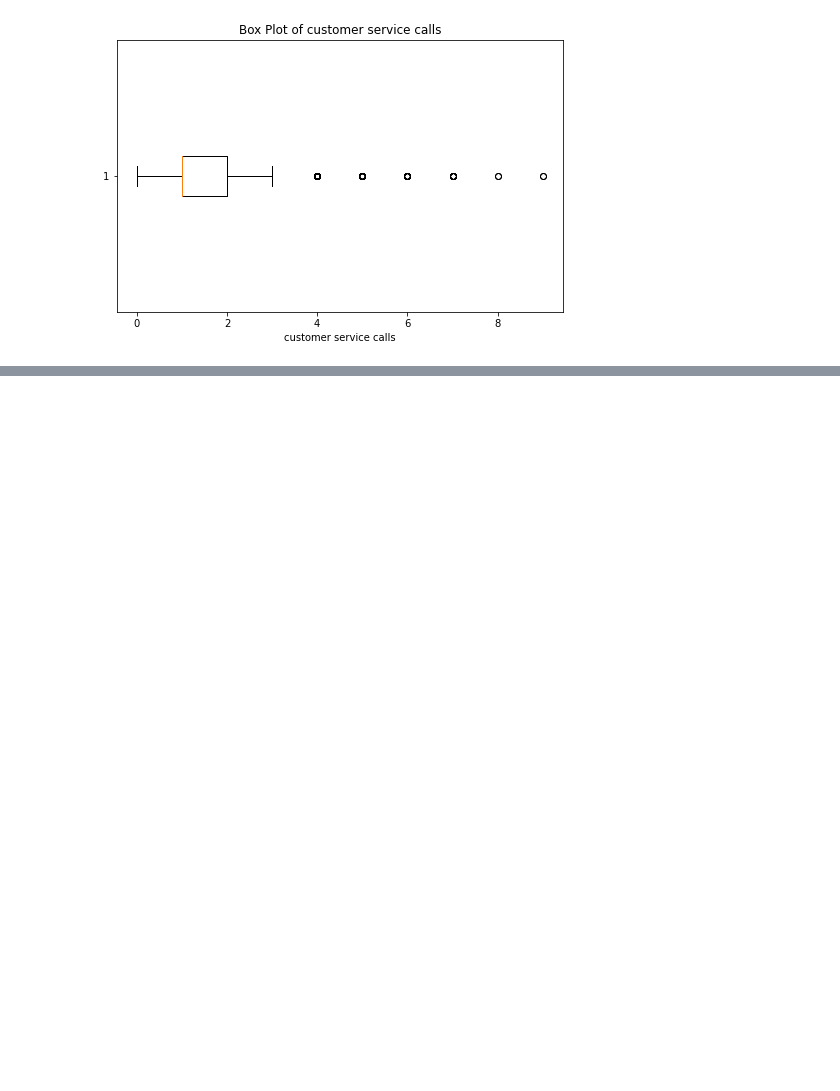
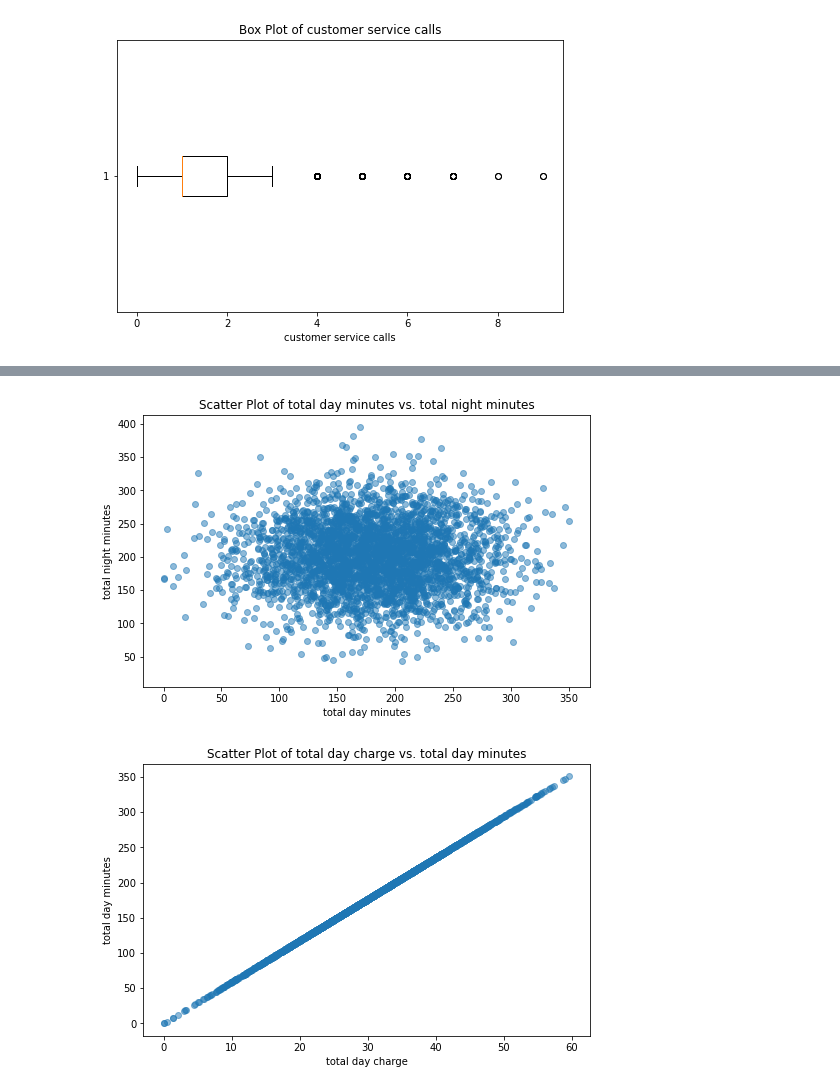
Before and after one commit to Pupity/dsc-phase3-projects, a Jupyter notebook: Student.ipynb, the cells around one changed output, grey strips where cells are left out. Saved outputs shown, nothing was run; the diff lists cells and outputs as text; code cells hidden in the pictures; blank space fills up the shorter version.

```diff
--- a/Student.ipynb
+++ b/Student.ipynb
@@ -296,0 +318,24 @@ for feature in numerical_features:
+# %%
+# Create scatter plots for the selected numerical features.
+feature1 = 'total day minutes'
+feature2 = 'total night minutes'
+
+plt.figure(figsize=(8, 5))  # Set the figure size
+plt.scatter(df[feature1], df[feature2], alpha=0.5)  # Create the scatter plot
+plt.title(f'Scatter Plot of {feature1} vs. {feature2}')
+plt.xlabel(feature1)
+plt.ylabel(feature2)
+plt.show()
+
+feature3 = 'total day charge'
+feature4 = 'total day minutes'
+
+plt.figure(figsize=(8, 5))  # Set the figure size
+plt.scatter(df[feature3], df[feature4], alpha=0.5)  # Create the scatter plot
+plt.title(f'Scatter Plot of {feature3} vs. {feature4}')
+plt.xlabel(feature3)
+plt.ylabel(feature4)
+plt.show()
+# %% [output]
+[figure, added]
+[figure, added]
```
Also changed, not shown: parts of 4 cells of this notebook.
